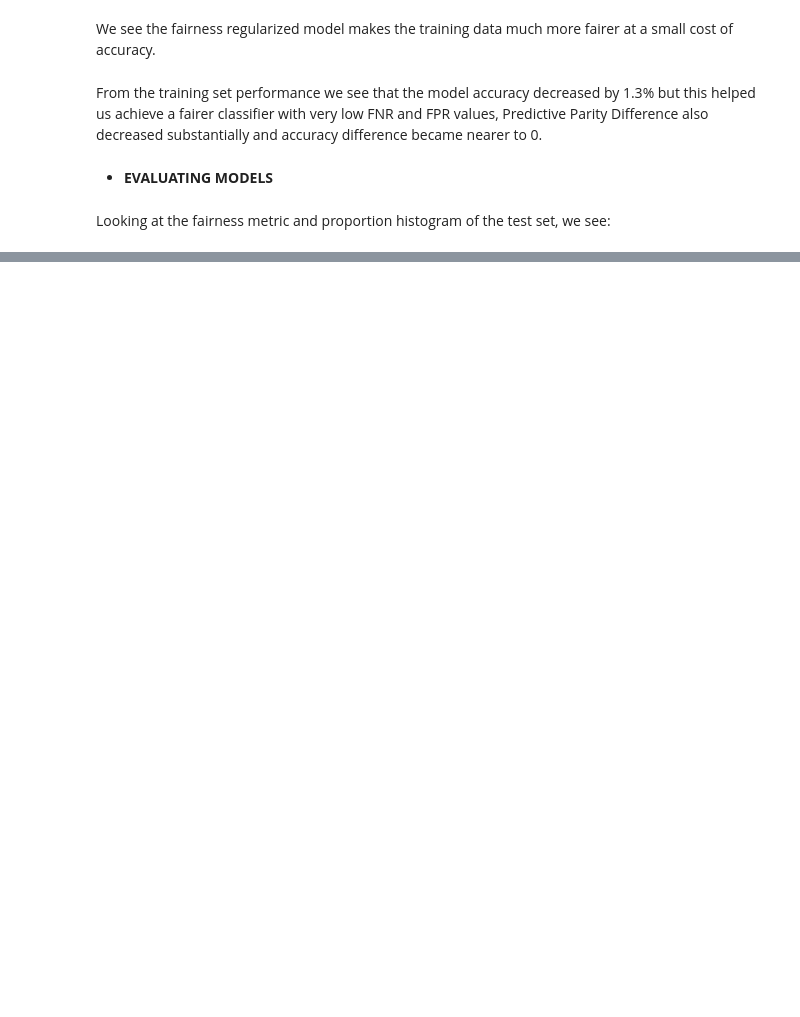
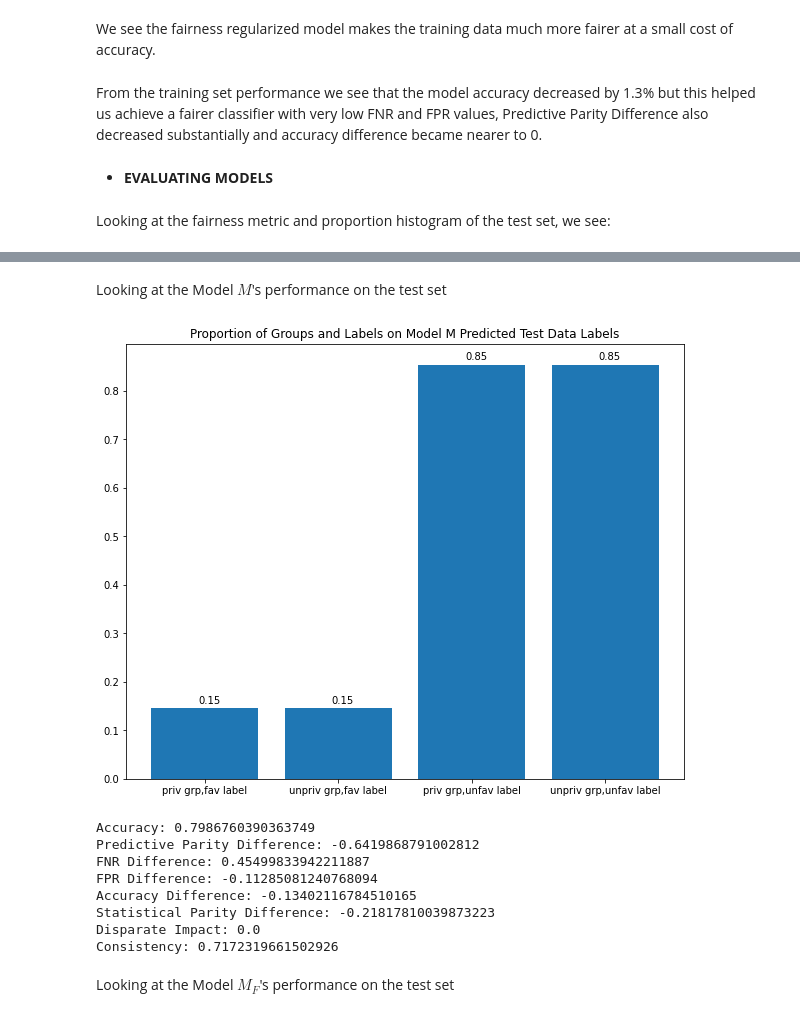
Before and after one commit to RishiDarkDevil/Regularization-Based-Fair-Classifier, a Jupyter notebook: Fairness-Regularization.ipynb, the cells around one changed output, grey strips where cells are left out. Drawn from its saved outputs; the diff is of its cells as text; code cells hidden in the pictures; blank space fills up the shorter version.

Commit message:
complete evaluating equalized odd regularized model build

```diff
--- a/Fairness-Regularization.ipynb
+++ b/Fairness-Regularization.ipynb
@@ -283,17 +295,31 @@ Looking at the Model $M$'s performance on the test set
+# %% [markdown]
+Looking at the Model $M$'s performance on the test set
 # %%
 dset_tst_pred = dset_raw_tst.copy(deepcopy=True)
 dset_tst = scaler.transform(dset_tst_pred.features)
-dset_tst_pred.labels = (M(dset_tst) > 0.5).numpy().astype(float)
+dset_tst_pred.labels = (M(torch.from_numpy(dset_tst).float()) > 0.5).numpy().astype(float)
 # %%
 mod_metrics = ClassificationMetric(dset_raw_tst, dset_tst_pred,
                                     unprivileged_groups=unpriv_group,
                                     privileged_groups=priv_group)
-plot_prop_prtced_grp_lab(dset_raw_tst, "Proportion of Groups and Labels on Model Predicted Test Data Labels")
+plot_prop_prtced_grp_lab(dset_tst_pred, "Proportion of Groups and Labels on Model M Predicted Test Data Labels")
 print("Accuracy:", mod_metrics.accuracy())
 print("Predictive Parity Difference:", mod_metrics.positive_predictive_value(False)-mod_metrics.positive_predictive_value(True))
 print("FNR Difference:", mod_metrics.false_negative_rate_difference())
 print("FPR Difference:", mod_metrics.false_positive_rate_difference())
 print("Accuracy Difference:", mod_metrics.error_rate_difference())
 print("Statistical Parity Difference:",mod_metrics.statistical_parity_difference())
 print("Disparate Impact:",mod_metrics.disparate_impact())
 print("Consistency:",mod_metrics.consistency()[0])
+# %% [output]
+[figure, added]
+Accuracy: 0.7986760390363749
+Predictive Parity Difference: -0.6419868791002812
+FNR Difference: 0.45499833942211887
+FPR Difference: -0.11285081240768094
+Accuracy Difference: -0.13402116784510165
+Statistical Parity Difference: -0.21817810039873223
+Disparate Impact: 0.0
+Consistency: 0.7172319661502926
+# %% [markdown]
+Looking at the Model $M_F$'s performance on the test set
```
Also changed, not shown: parts of 11 cells of this notebook.
